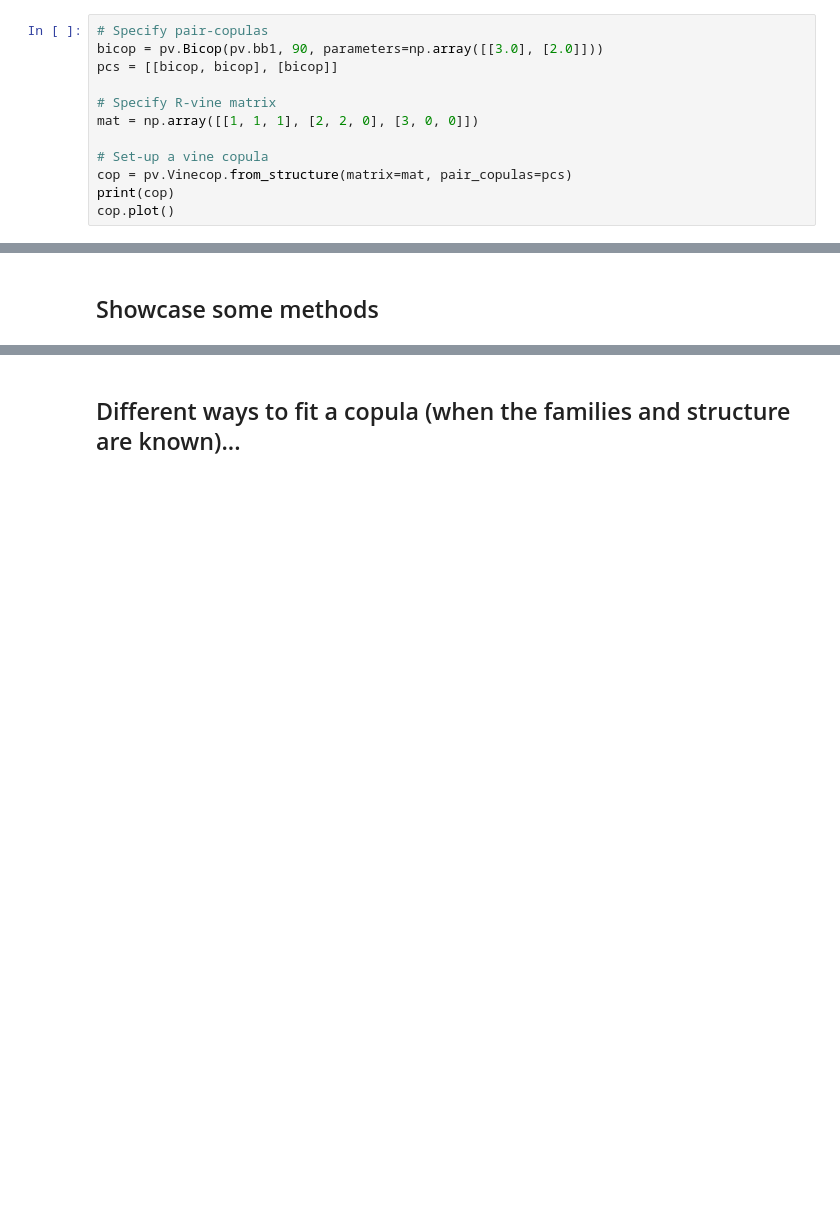
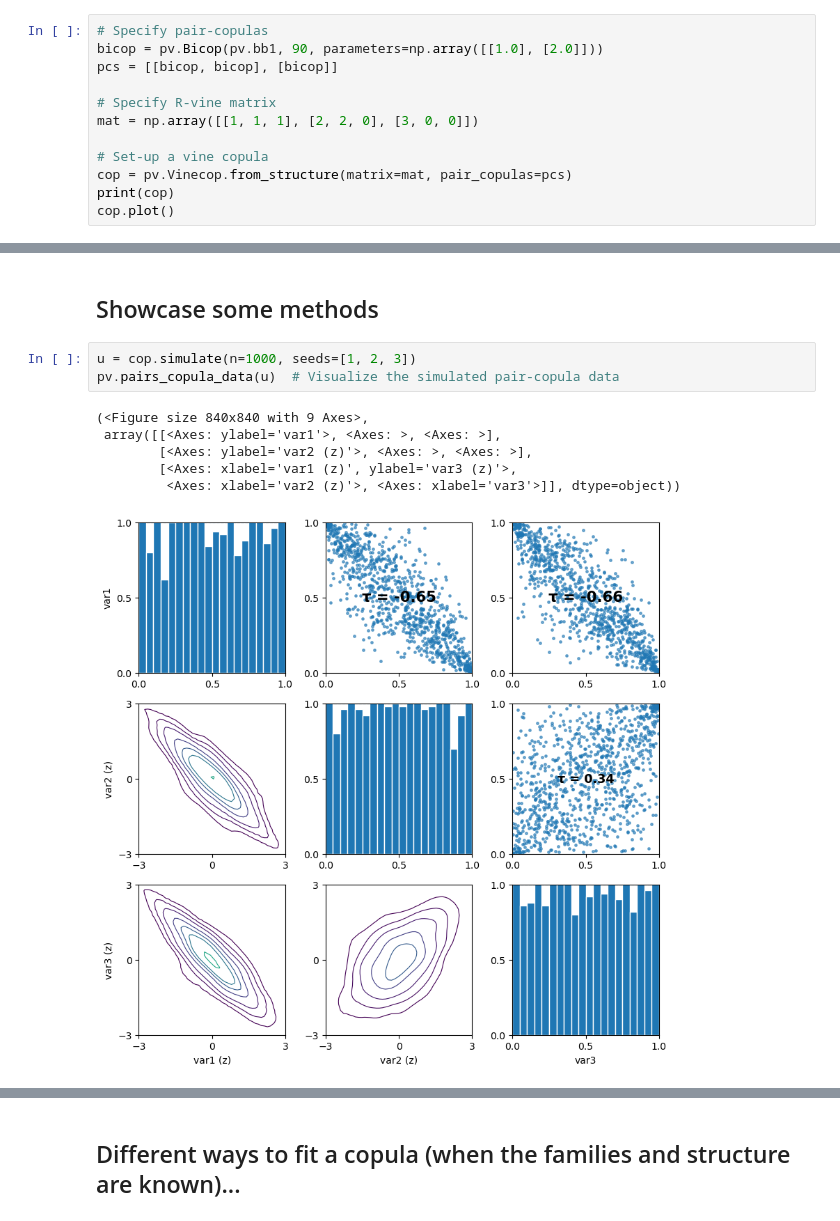
Before and after one commit to vinecopulib/pyvinecopulib, a Jupyter notebook: examples/02_vine_copulas.ipynb, the cells around one changed output, grey strips where cells are left out. Drawn from its saved outputs; the diff is of its cells as text; blank space fills up the shorter version.

Commit message:
Add pair-copuladata

```diff
--- a/examples/02_vine_copulas.ipynb
+++ b/examples/02_vine_copulas.ipynb
@@ -10,7 +10,7 @@ import numpy as np
 ## A first vine copula
 # %%
 # Specify pair-copulas
-bicop = pv.Bicop(pv.bb1, 90, parameters=np.array([[3.0], [2.0]]))
+bicop = pv.Bicop(pv.bb1, 90, parameters=np.array([[1.0], [2.0]]))
 pcs = [[bicop, bicop], [bicop]]
 
 # Specify R-vine matrix
@@ -29,4 +29,14 @@ tree edge conditioned variables conditioning variables var_types family rotation
 [figure]
 # %% [markdown]
 ## Showcase some methods
+# %%
+u = cop.simulate(n=1000, seeds=[1, 2, 3])
+pv.pairs_copula_data(u)  # Visualize the simulated pair-copula data
+# %% [output]
+(<Figure size 840x840 with 9 Axes>,
+ array([[<Axes: ylabel='var1'>, <Axes: >, <Axes: >],
+        [<Axes: ylabel='var2 (z)'>, <Axes: >, <Axes: >],
+        [<Axes: xlabel='var1 (z)', ylabel='var3 (z)'>,
+         <Axes: xlabel='var2 (z)'>, <Axes: xlabel='var3'>]], dtype=object))
+[figure, added]
 # %%
```
Also changed, not shown: parts of 4 cells of this notebook, 5 other files.
